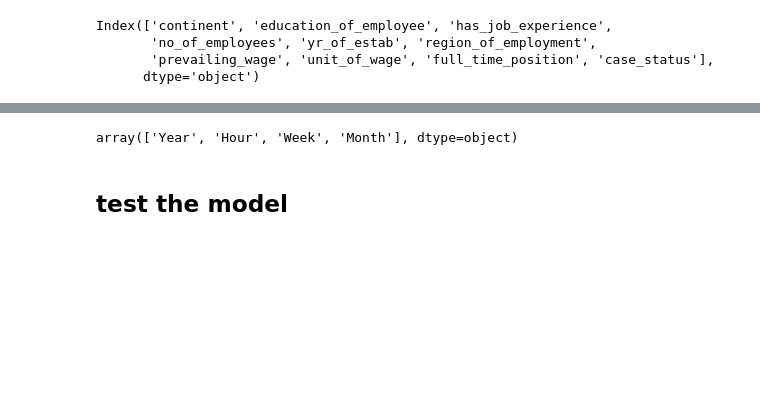
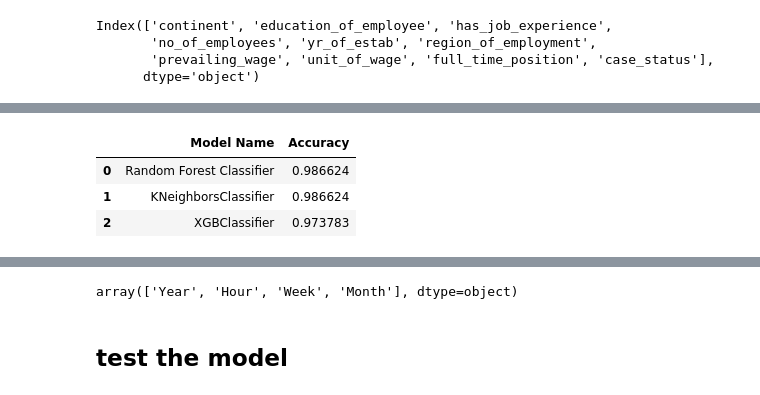
Before and after one commit to ldotmithu/End-To-End-Visa-Approval, a Jupyter notebook: notebook/visa_notebook(EDA & FE).ipynb, the cells around one changed output, grey strips where cells are left out. Saved outputs shown, nothing was run; the diff lists cells and outputs as text; code cells hidden in the pictures; blank space fills up the shorter version.

```diff
--- a/notebook/visa_notebook(EDA & FE).ipynb
+++ b/notebook/visa_notebook(EDA & FE).ipynb
@@ -309,0 +486,8 @@ from xgboost import XGBClassifier
+# %%
+from sklearn.metrics import roc_auc_score,roc_curve
+best_models = {
+    "Random Forest Classifier": RandomForestClassifier(**model_param['RF']),
+    "KNeighborsClassifier": KNeighborsClassifier(**model_param['KNN']),
+    "XGBClassifier": XGBClassifier(**model_param['XGBoost'],n_jobs=-1),
+}
+tuned_report =evaluate_models(X=X_train_re, y=y_train_re, models=best_models)
@@ -309,0 +512,7 @@ from xgboost import XGBClassifier
+# %%
+tuned_report
+# %% [output]
+|  | Model Name | Accuracy |
+| 0 | Random Forest Classifier | 0.986624 |
+| 1 | KNeighborsClassifier | 0.986624 |
+| 2 | XGBClassifier | 0.973783 |
```
Also changed, not shown: parts of 28 cells of this notebook, 21 other files.
